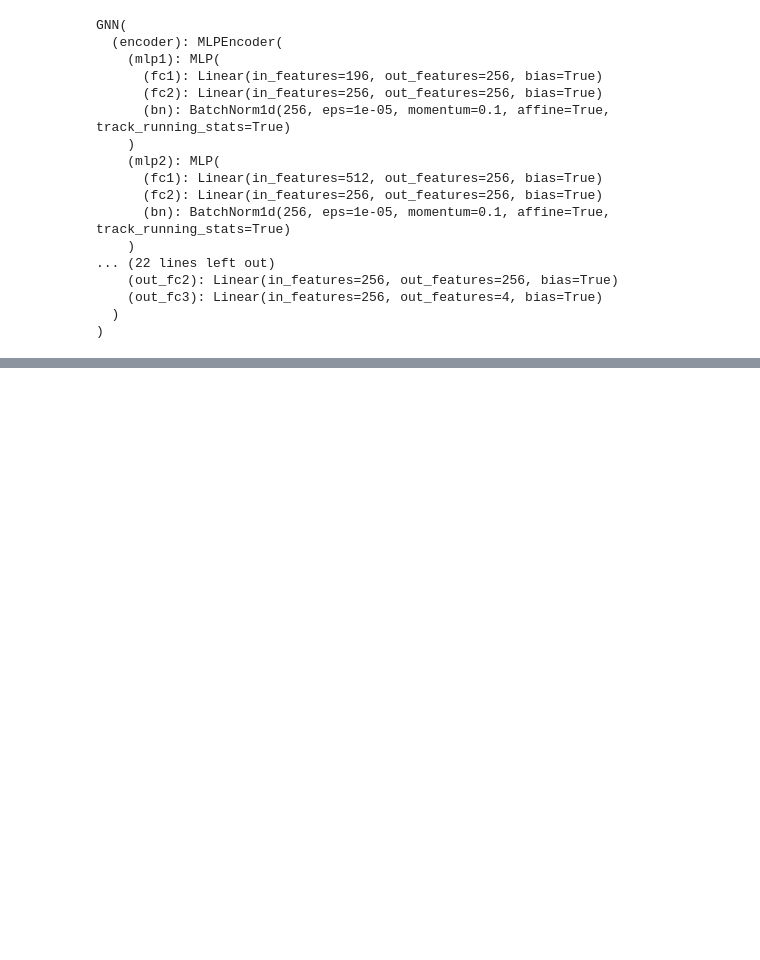
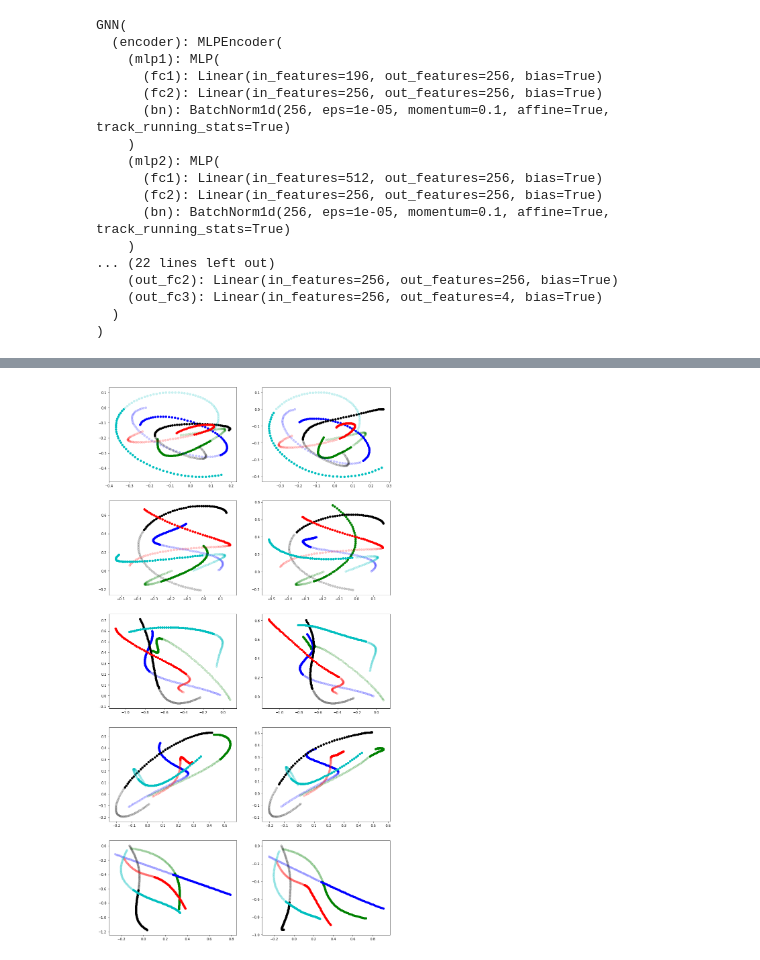
Before and after one commit to ipeter50/discrete_flows, a Jupyter notebook: GNN/GNN.ipynb, the cells around one changed output, grey strips where cells are left out. Saved outputs shown, nothing was run; the diff lists cells and outputs as text; code cells hidden in the pictures; blank space fills up the shorter version.

```diff
--- a/GNN/GNN.ipynb
+++ b/GNN/GNN.ipynb
@@ -348,0 +369,79 @@ for i, ax in enumerate(axarr.flat):
+# %%
+f, axarr = plt.subplots(5, 2, figsize=(15, 30))
+batch = next(iter(test_loader))[0][0:5]
+
+model.encoder.eval()
+model.decoder.eval()
+
+pred_steps = 50
+
+
+x = batch.narrow(2,0,49).cuda()
+logits = model.encoder(x, rel_rec, rel_send)
+
+
+edges = gumbel_softmax(logits, tau=TAU, hard=HARD)
+
+inputs = batch.transpose(1, 2)
+
+
+sizes = [edges.size(0), inputs.size(1), edges.size(1),
+                 edges.size(2)]
+rel_type = edges.unsqueeze(1).expand(sizes)
+
+
+
+last_pred = inputs[:, 49::pred_steps, :, :].cuda()
+curr_rel_type = rel_type[:, 49::pred_steps, :, :].cuda()
+# NOTE: Assumes rel_type is constant (i.e. same across all time steps).
+
+
+# Run n prediction steps
+preds = []
+for step in range(0, pred_steps):
+    last_pred = model.decoder.single_step_forward(last_pred, rel_rec, rel_send, curr_rel_type)
+    preds.append(last_pred)
+
+sizes = [preds[0].size(0), preds[0].size(1) * pred_steps, preds[0].size(2), preds[0].size(3)]
+
+output = Variable(torch.zeros(sizes))
+if inputs.is_cuda:
+    output = output.cuda()
+
+for i in range(len(preds)):
+    output[:, i::pred_steps, :, :] = preds[i]
+
+output = output.transpose(1,2)
+print(output.shape)
+
+# maps = [cm.PuRd, cm.YlGn, cm.PuBu, cm.YlOrBr, cm.OrRd]
+
+maps = ['g', 'b', 'k', 'r', 'c']
+
+
+for i, ax in enumerate(axarr.flat):
+    b = torch.transpose(batch[i//2], 1,2)
+#     print(b.shape)
+    if i%2==0:
+        for j in range(5):
+#             cmap = maps[j](10*np.arange(49))
+#             ax.scatter(b[j][0], b[j][1], c=cmap)
+
+            cmap = maps[j]
+            ax.scatter(b[j][0][:49], b[j][1][:49], c=cmap, alpha = 0.2)
+            ax.scatter(b[j][0][49:], b[j][1][49:], c=cmap, alpha = 1)
+
+
+    else:
+
+        b = torch.transpose(batch[i//2], 1,2).cpu().detach().numpy()
+        d = torch.transpose(output[i//2], 1,2).cpu().detach().numpy()
+        for j in range(5):
+#             cmap = maps[j](10*np.arange(48))
+#             ax.scatter(b[j][0], b[j][1], c=cmap)
+
+
+            cmap = maps[j]
+            ax.scatter(b[j][0][:49], b[j][1][:49], c=cmap, alpha = 0.2)
+            ax.scatter(d[j][0], d[j][1], c=cmap, alpha = 1)
+# %% [output]
@@ -348,0 +449 @@ for i, ax in enumerate(axarr.flat):
+[figure, added]
```
Also changed, not shown: parts of 11 cells of this notebook.
